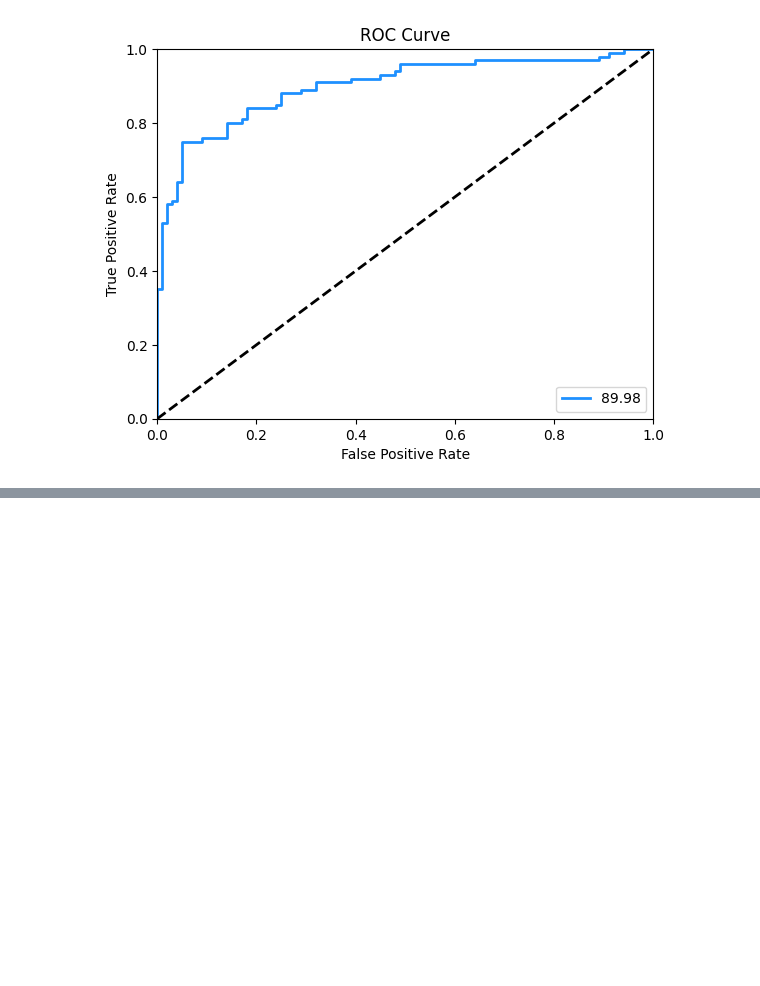
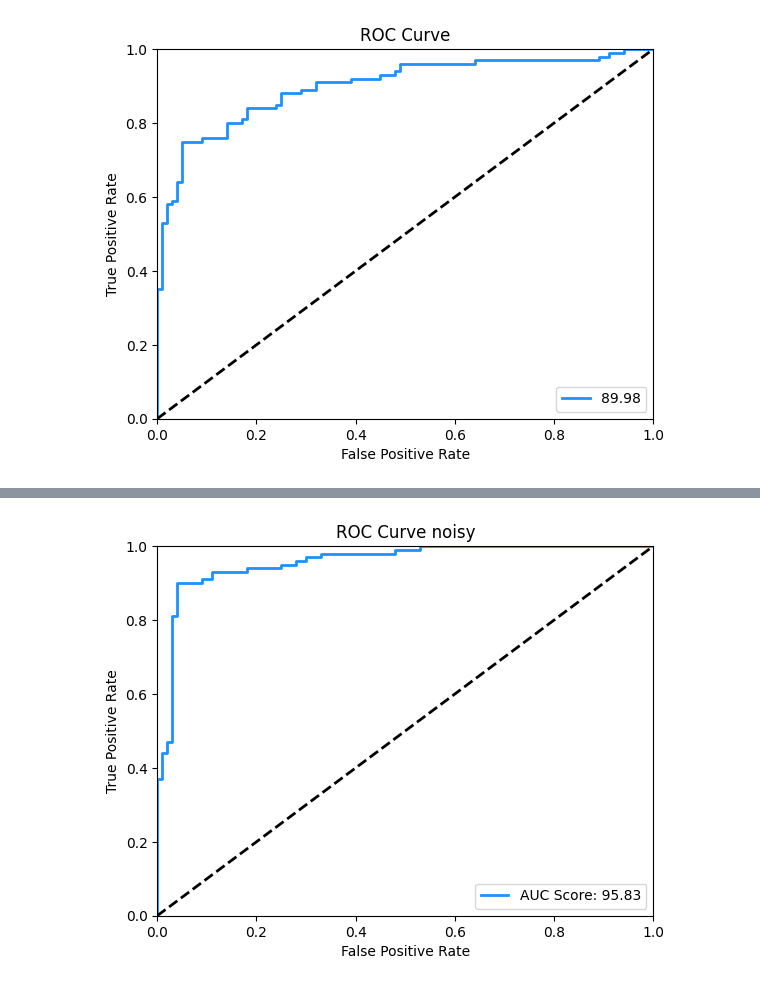
Before and after one commit to quantum-cesar-lab/HE-Quantum-Anomaly-Detection, a Jupyter notebook: notebooks/data_visualization.ipynb, the cells around one changed output, grey strips where cells are left out. Cells and saved outputs as stored; diff of their text form; code cells hidden in the pictures; blank space fills up the shorter version.

```diff
--- a/notebooks/data_visualization.ipynb
+++ b/notebooks/data_visualization.ipynb
@@ -316,0 +390,17 @@ plt.show()
+# %%
+from datetime import datetime
+
+timestamp = datetime.now().strftime("%Y-%m-%d; %H:%M:%S")
+print(timestamp)
+plt.figure()
+lw = 2
+plt.plot(fpr, tpr, color='dodgerblue', lw=lw, label="AUC Score: {:.2f}".format(auc * 100))
+plt.plot([0, 1], [0, 1], color="black", lw=lw, linestyle="--")
+plt.xlim([0.0, 1.0])
+plt.ylim([0.0, 1.0])
+plt.xlabel("False Positive Rate")
+plt.ylabel("True Positive Rate")
+plt.title("ROC Curve noisy")
+plt.legend(loc="lower right")
+plt.show()
+# %% [output]
@@ -316,0 +408 @@ plt.show()
+[figure, added]
```
Also changed, not shown: parts of 6 cells of this notebook, 1 other file.
